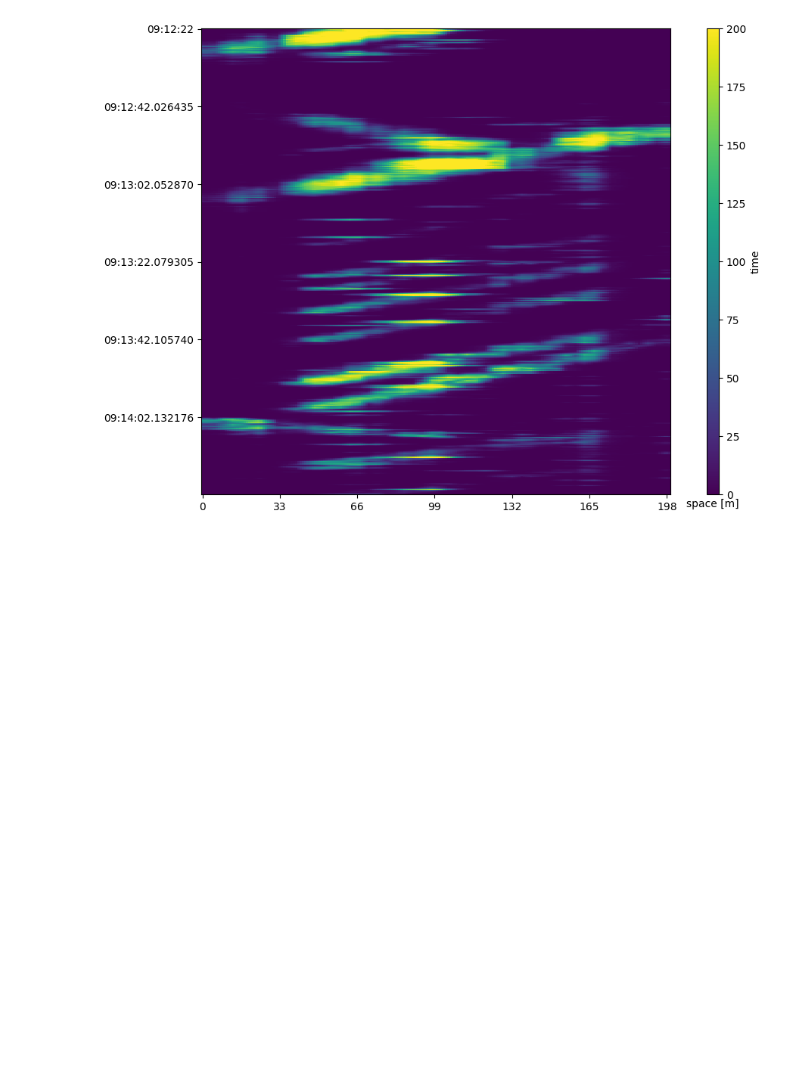
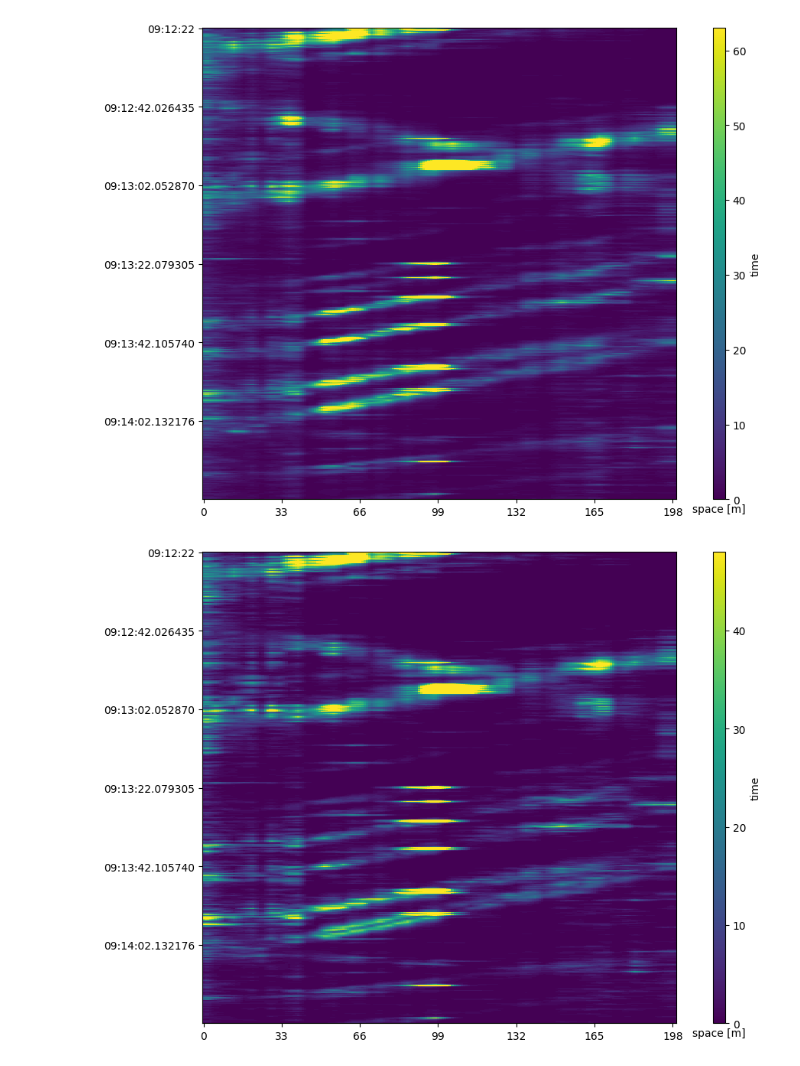
Before and after one commit to csuchorski/object_detection_DAS, a Jupyter notebook: notebook.ipynb, the cells around one changed output. Drawn from its saved outputs; the diff is of its cells as text; code cells hidden in the pictures; blank space fills up the shorter version.

```diff
--- a/notebook.ipynb
+++ b/notebook.ipynb
@@ -182,7 +182,7 @@ def filter_df_band(df, low, high, dt, order=4):
 col_id = 25
 
 # bands = [(40, 60), (75, 90), (100, 110),(160, 190)]
-bands=[(80, 120),(160, 190), (198,215)]
+bands=[(10, 15),(40, 60),(80,95) ,(100,120),(160, 180), (198,215)]
 # base_df -= base_df.mean()
 # base_df = np.abs(base_df)
 filtered_df = filter_df_combine_bands(base_df, bands, dt)
@@ -259,10 +261,12 @@ for df in all_dfs:
 # %%
 # for df, norm in zip(all_dfs, norms):
 #     plt_imshow(df, lines=None, norm=norm)
+plt_imshow(pp_dfs[0], lines=None, norm=norms[2])
 plt_imshow(pp_dfs[1], lines=None, norm=norms[3])
 # pp_dfs[1].shape
 # %% [output]
-[figure, old version]
+[figure, new version]
+[figure, added]
 # %%
 edges = find_edges_canny(pp_dfs[1], 100, 200)
 lines = cv2.HoughLinesP(
```
Also changed, not shown: parts of 10 cells of this notebook.
